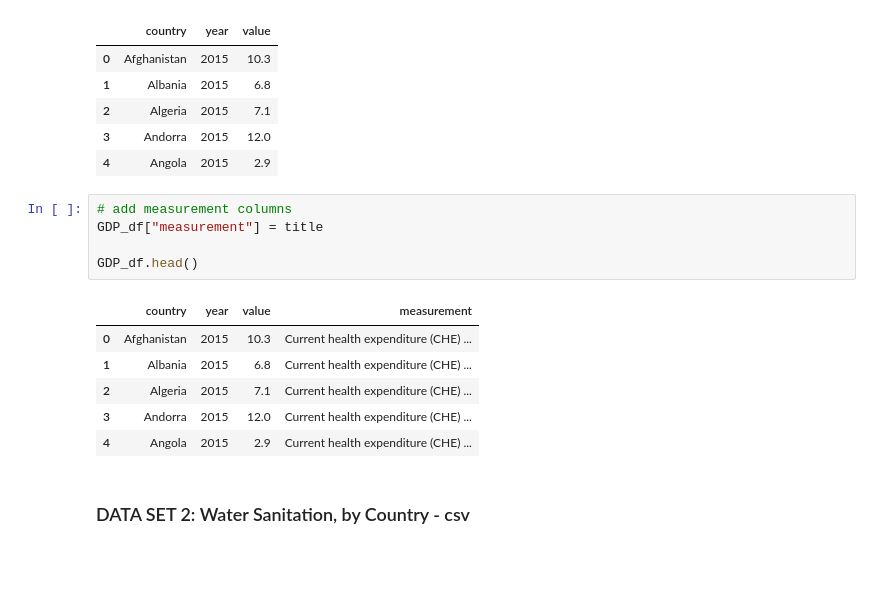
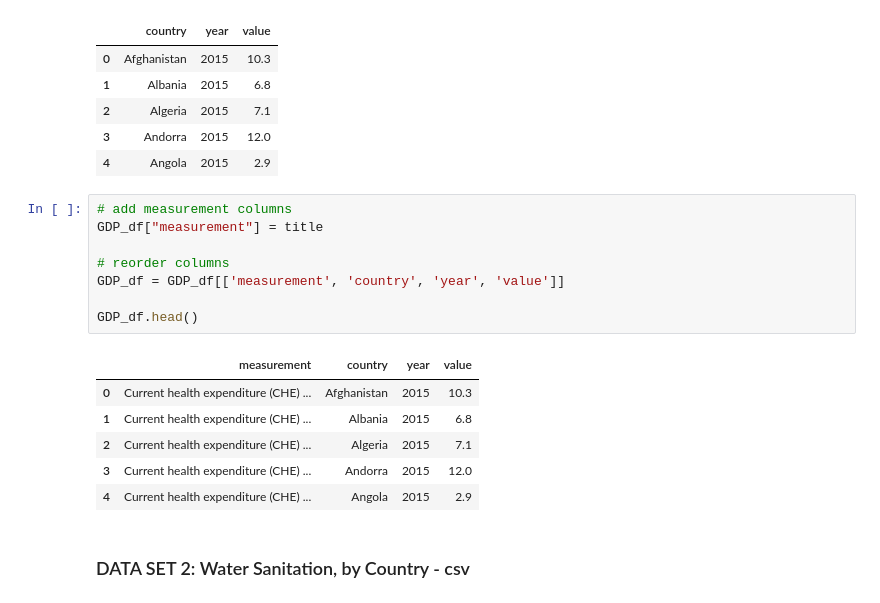
Before and after one commit to lwensley/project-2, a Jupyter notebook: Project 2 ETL.ipynb, the cells around one changed output. Cells and saved outputs as stored; diff of their text form; blank space fills up the shorter version.

```diff
--- a/Project 2 ETL.ipynb
+++ b/Project 2 ETL.ipynb
@@ -77,15 +83,18 @@ GDP_df.head()
 # %%
 # add measurement columns
 GDP_df["measurement"] = title
 
+# reorder columns
+GDP_df = GDP_df[['measurement', 'country', 'year', 'value']]
+
 GDP_df.head()
 # %% [output]
-|  | country | year | value | measurement |
-| 0 | Afghanistan | 2015 | 10.3 | Current health expenditure (CHE) ... |
-| 1 | Albania | 2015 | 6.8 | Current health expenditure (CHE) ... |
-| 2 | Algeria | 2015 | 7.1 | Current health expenditure (CHE) ... |
-| 3 | Andorra | 2015 | 12.0 | Current health expenditure (CHE) ... |
-| 4 | Angola | 2015 | 2.9 | Current health expenditure (CHE) ... |
+|  | measurement | country | year | value |
+| 0 | Current health expenditure (CHE) ... | Afghanistan | 2015 | 10.3 |
+| 1 | Current health expenditure (CHE) ... | Albania | 2015 | 6.8 |
+| 2 | Current health expenditure (CHE) ... | Algeria | 2015 | 7.1 |
+| 3 | Current health expenditure (CHE) ... | Andorra | 2015 | 12.0 |
+| 4 | Current health expenditure (CHE) ... | Angola | 2015 | 2.9 |
 # %% [markdown]
 ### DATA SET 2: Water Sanitation, by Country - csv
 # %% [markdown]
```
Also changed, not shown: parts of 42 cells of this notebook, 1 other file.
